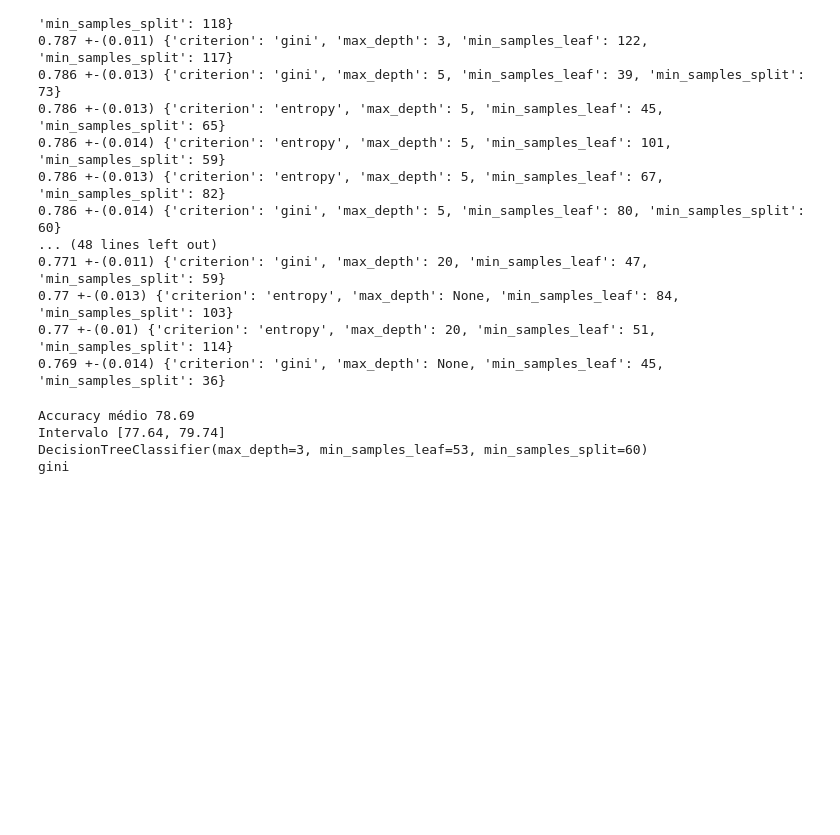
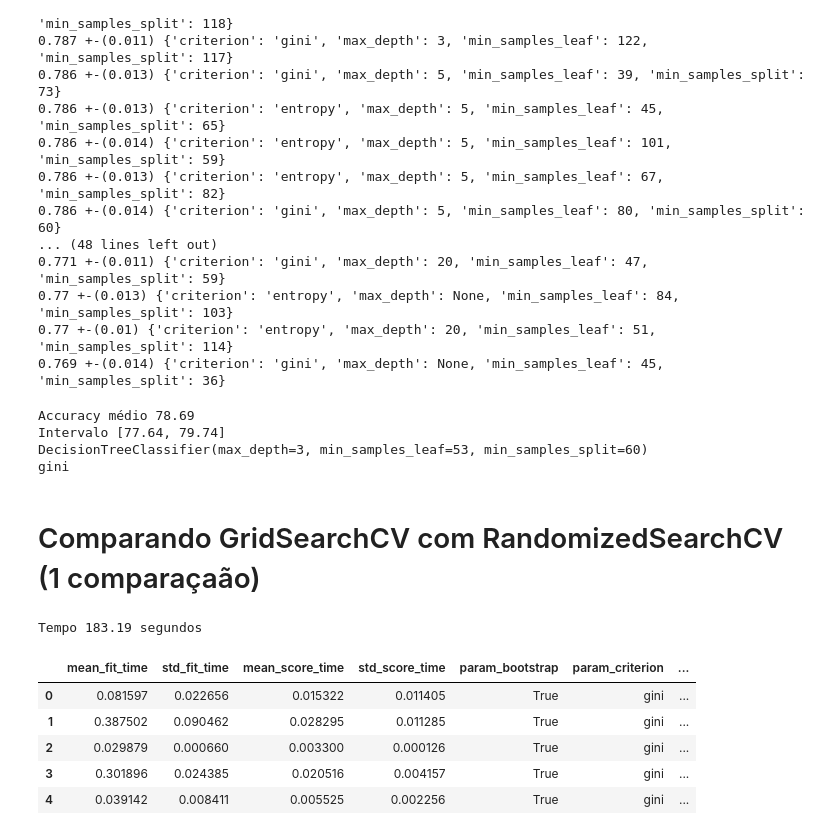
Before and after one commit to kevinpinhoiamin/python-scikit-learn8, a Jupyter notebook: Introdução_a_Machine_Learning_Otimização.ipynb, the cells around one changed output. Cells and saved outputs as stored; diff of their text form; code cells hidden in the pictures; blank space fills up the shorter version.

```diff
--- a/Introdução_a_Machine_Learning_Otimização.ipynb
+++ b/Introdução_a_Machine_Learning_Otimização.ipynb
@@ -859,3 +859,43 @@ Accuracy médio 78.69
 Intervalo [77.64, 79.74]
 DecisionTreeClassifier(max_depth=3, min_samples_leaf=53, min_samples_split=60)
 gini
+# %% [markdown]
+# Comparando GridSearchCV com RandomizedSearchCV (1 comparaçaão)
+# %%
+from sklearn.ensemble import RandomForestClassifier
+import time
+
+SEED=301
+np.random.seed(SEED)
+
+espaco_de_parametros = {
+    'n_estimators': [10, 100],
+    'max_depth': [3, 5],
+    'min_samples_split': [32, 64, 128],
+    'min_samples_leaf': [32, 64, 128],
+    'bootstrap': [True, False],
+    'criterion': ['gini', 'entropy']
+}
+
+
+tic = time.time()
+busca = GridSearchCV(
+    RandomForestClassifier(),
+    espaco_de_parametros,
+    cv=KFold(n_splits=5, shuffle=True)
+)
+busca.fit(x_azar, y_azar)
+tac = time.time()
+tempo_que_passou = tac - tic
+print(f'Tempo {round(tempo_que_passou, 2)} segundos')
+
+resultados = pd.DataFrame(busca.cv_results_)
+resultados.head()
+# %% [output]
+Tempo 183.19 segundos
+|  | mean_fit_time | std_fit_time | mean_score_time | std_score_time | param_bootstrap | param_criterion | ... |
+| 0 | 0.081597 | 0.022656 | 0.015322 | 0.011405 | True | gini | ... |
+| 1 | 0.387502 | 0.090462 | 0.028295 | 0.011285 | True | gini | ... |
+| 2 | 0.029879 | 0.000660 | 0.003300 | 0.000126 | True | gini | ... |
+| 3 | 0.301896 | 0.024385 | 0.020516 | 0.004157 | True | gini | ... |
+| 4 | 0.039142 | 0.008411 | 0.005525 | 0.002256 | True | gini | ... |
```
Also changed, not shown: parts of 18 cells of this notebook.
